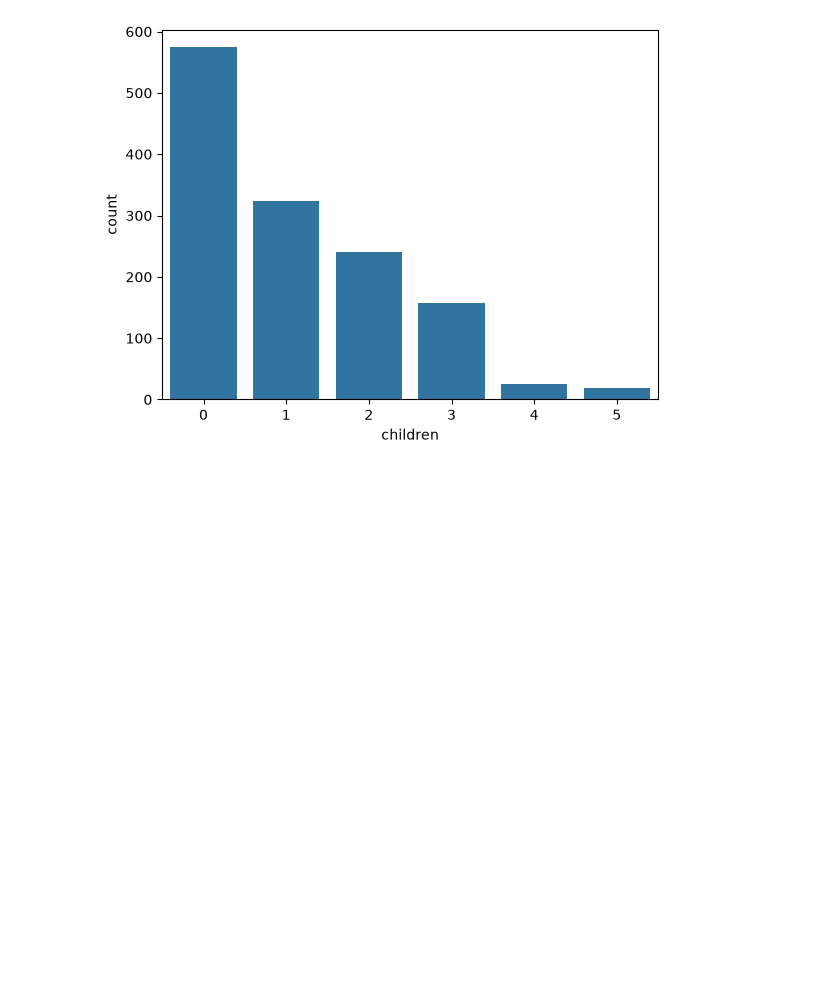
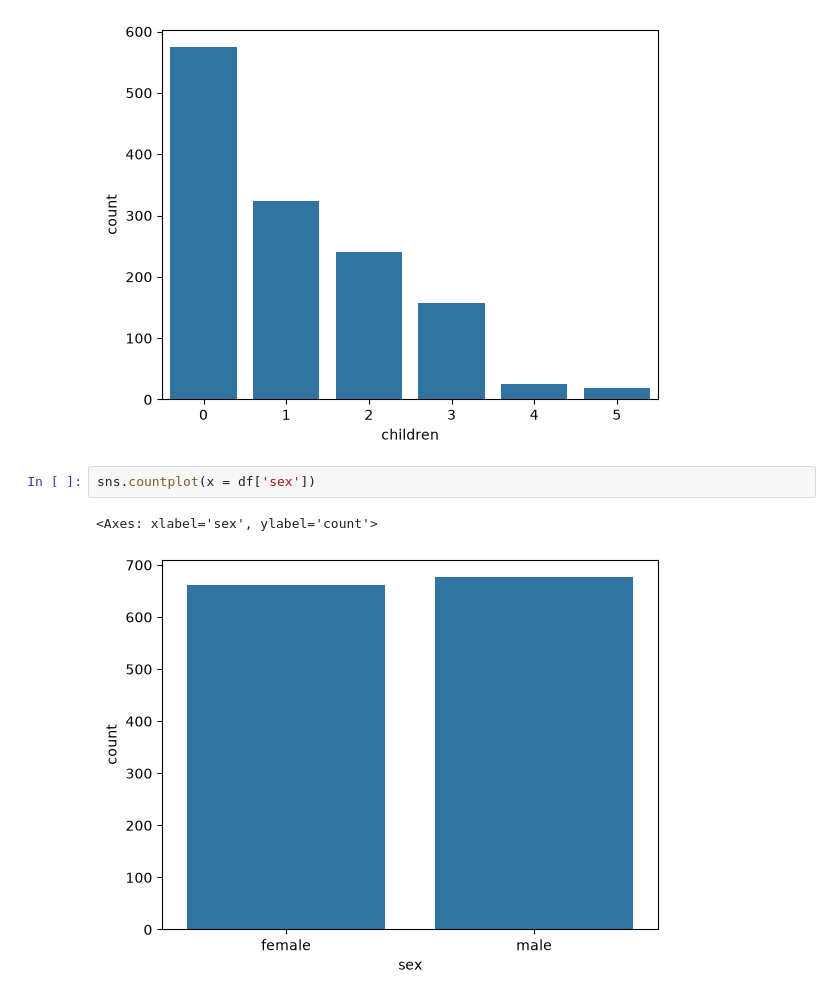
Before and after one commit to Harshit765G4/Machine-Learning-Practice, a Jupyter notebook: DataPreprocessing/insuranceProjectPractice.ipynb, the cells around one changed output. Saved outputs shown, nothing was run; the diff lists cells and outputs as text; blank space fills up the shorter version.

```diff
--- a/DataPreprocessing/insuranceProjectPractice.ipynb
+++ b/DataPreprocessing/insuranceProjectPractice.ipynb
@@ -89,3 +89,8 @@ sns.countplot(x = df['children'])
 # %% [output]
 <Axes: xlabel='children', ylabel='count'>
 [figure]
+# %%
+sns.countplot(x = df['sex'])
+# %% [output]
+<Axes: xlabel='sex', ylabel='count'>
+[figure, added]
```
Also changed, not shown: parts of 5 cells of this notebook.
